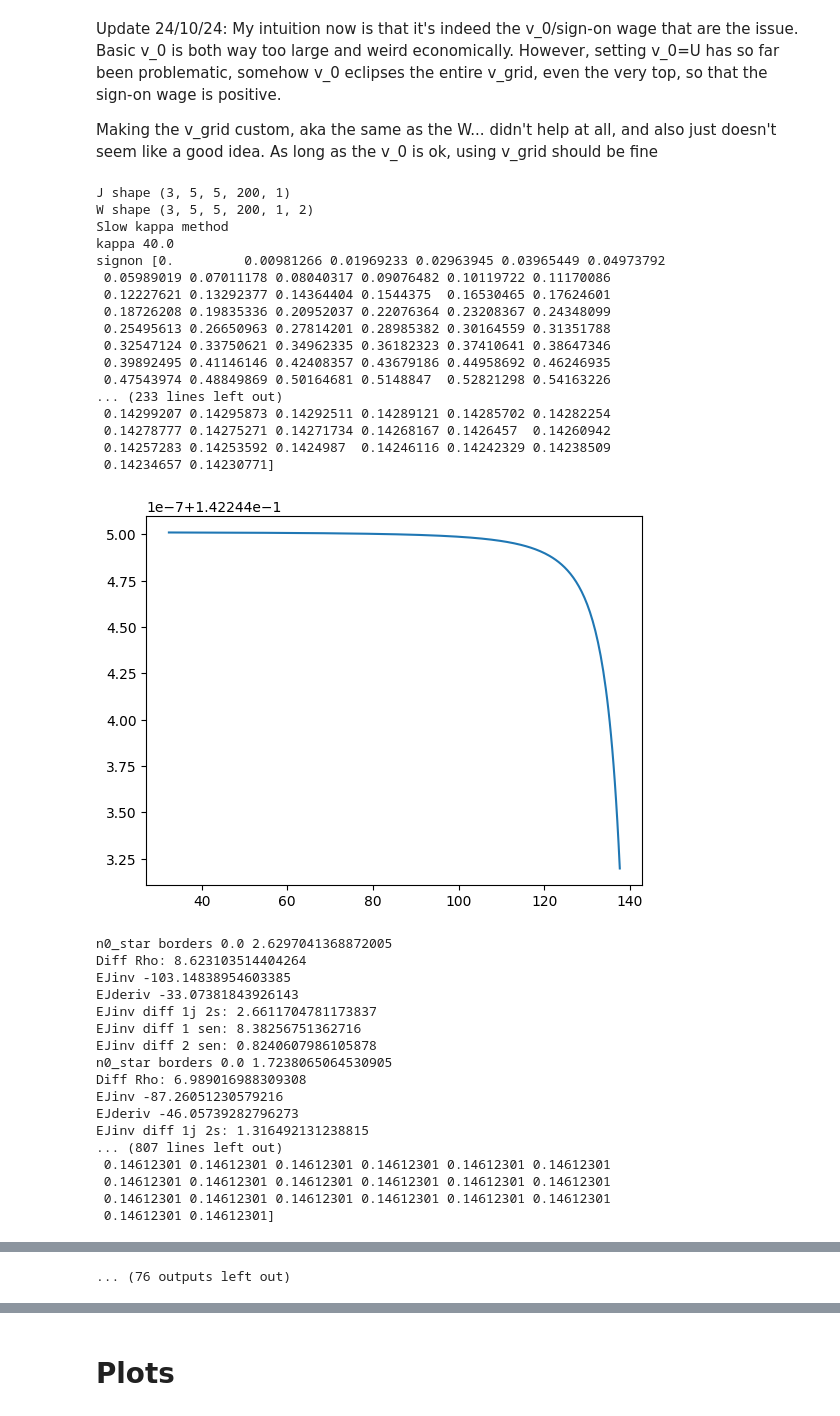
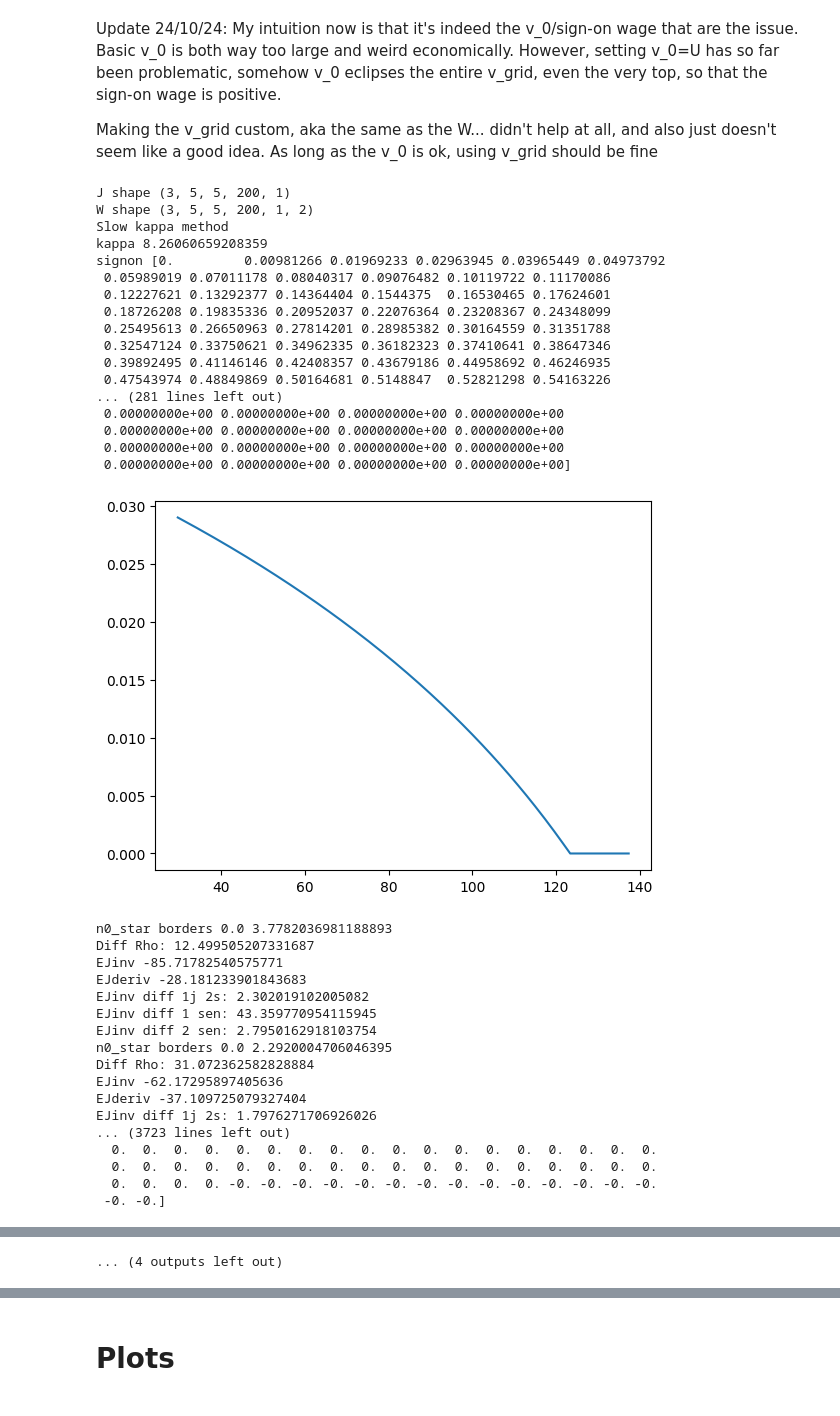
Before and after one commit to zalandru/Dynamic-Contracting-Multi-worker-Firm, a Jupyter notebook: Multiworker_wage_2steps/Initiating MWF.ipynb, the cells around one changed output, grey strips where cells are left out. Saved outputs shown, nothing was run; the diff lists cells and outputs as text; code cells hidden in the pictures.

```diff
--- a/Multiworker_wage_2steps/Initiating MWF.ipynb
+++ b/Multiworker_wage_2steps/Initiating MWF.ipynb
@@ -58,50 +60,50 @@ mwc_GE=MultiworkerContract(p)
 # %%
 # GE basic
 #mwc_GE_J = objects['mwc_GE_J']
 #mwc_GE_W = objects['mwc_GE_W']
-mwc_GE_J = objects['mwc_Rho_J']
-mwc_GE_W = objects['mwc_Rho_W']
+mwc_GE_J = objects['mwc_GE_J']
+mwc_GE_W = objects['mwc_GE_W']
 
 (mwc_GE_J,mwc_GE_W,mwc_GE_Wstar,mwc_GE_sep,mwc_GE_n0,mwc_GE_n1)=mwc_GE.J(None,None,1)
 
 objects['mwc_GE_J'] = mwc_GE_J
 objects['mwc_GE_W'] = mwc_GE_W
 
 with open('my_objects.pkl', 'wb') as file:
     pickle.dump(objects, file)
 # %% [output]
 J shape (3, 5, 5, 200, 1)
 W shape (3, 5, 5, 200, 1, 2)
 Slow kappa method
-kappa 40.0
+kappa 8.26060659208359
 signon [0.         0.00981266 0.01969233 0.02963945 0.03965449 0.04973792
  0.05989019 0.07011178 0.08040317 0.09076482 0.10119722 0.11170086
  0.12227621 0.13292377 0.14364404 0.1544375  0.16530465 0.17624601
  0.18726208 0.19835336 0.20952037 0.22076364 0.23208367 0.24348099
  0.25495613 0.26650963 0.27814201 0.28985382 0.30164559 0.31351788
  0.32547124 0.33750621 0.34962335 0.36182323 0.37410641 0.38647346
  0.39892495 0.41146146 0.42408357 0.43679186 0.44958692 0.46246935
  0.47543974 0.48849869 0.50164681 0.5148847  0.52821298 0.54163226
-... (233 lines left out)
- 0.14299207 0.14295873 0.14292511 0.14289121 0.14285702 0.14282254
- 0.14278777 0.14275271 0.14271734 0.14268167 0.1426457  0.14260942
- 0.14257283 0.14253592 0.1424987  0.14246116 0.14242329 0.14238509
- 0.14234657 0.14230771]
+... (281 lines left out)
+ 0.00000000e+00 0.00000000e+00 0.00000000e+00 0.00000000e+00
+ 0.00000000e+00 0.00000000e+00 0.00000000e+00 0.00000000e+00
+ 0.00000000e+00 0.00000000e+00 0.00000000e+00 0.00000000e+00
+ 0.00000000e+00 0.00000000e+00 0.00000000e+00 0.00000000e+00]
-[figure, old version]
+[figure, new version]
-n0_star borders 0.0 2.6297041368872005
-Diff Rho: 8.623103514404264
-EJinv -103.14838954603385
-EJderiv -33.07381843926143
-EJinv diff 1j 2s: 2.6611704781173837
-EJinv diff 1 sen: 8.38256751362716
-EJinv diff 2 sen: 0.8240607986105878
-n0_star borders 0.0 1.7238065064530905
-Diff Rho: 6.989016988309308
-EJinv -87.26051230579216
-EJderiv -46.05739282796273
-EJinv diff 1j 2s: 1.316492131238815
-... (807 lines left out)
- 0.14612301 0.14612301 0.14612301 0.14612301 0.14612301 0.14612301
- 0.14612301 0.14612301 0.14612301 0.14612301 0.14612301 0.14612301
- 0.14612301 0.14612301 0.14612301 0.14612301 0.14612301 0.14612301
- 0.14612301 0.14612301]
+n0_star borders 0.0 3.7782036981188893
+Diff Rho: 12.499505207331687
+EJinv -85.71782540575771
+EJderiv -28.181233901843683
+EJinv diff 1j 2s: 2.302019102005082
+EJinv diff 1 sen: 43.359770954115945
+EJinv diff 2 sen: 2.7950162918103754
+n0_star borders 0.0 2.2920004706046395
+Diff Rho: 31.072362582828884
+EJinv -62.17295897405636
+EJderiv -37.109725079327404
+EJinv diff 1j 2s: 1.7976271706926026
+... (3723 lines left out)
+  0.  0.  0.  0.  0.  0.  0.  0.  0.  0.  0.  0.  0.  0.  0.  0.  0.  0.
+  0.  0.  0.  0.  0.  0.  0.  0.  0.  0.  0.  0.  0.  0.  0.  0.  0.  0.
+  0.  0.  0.  0. -0. -0. -0. -0. -0. -0. -0. -0. -0. -0. -0. -0. -0. -0.
+ -0. -0.]
@@ -197 +199 @@ EJinv diff 2 sen: 0.010855584649881803
-... (76 outputs left out)
+... (4 outputs left out)
```
Also changed, not shown: parts of 6 cells of this notebook, 5 other files.
